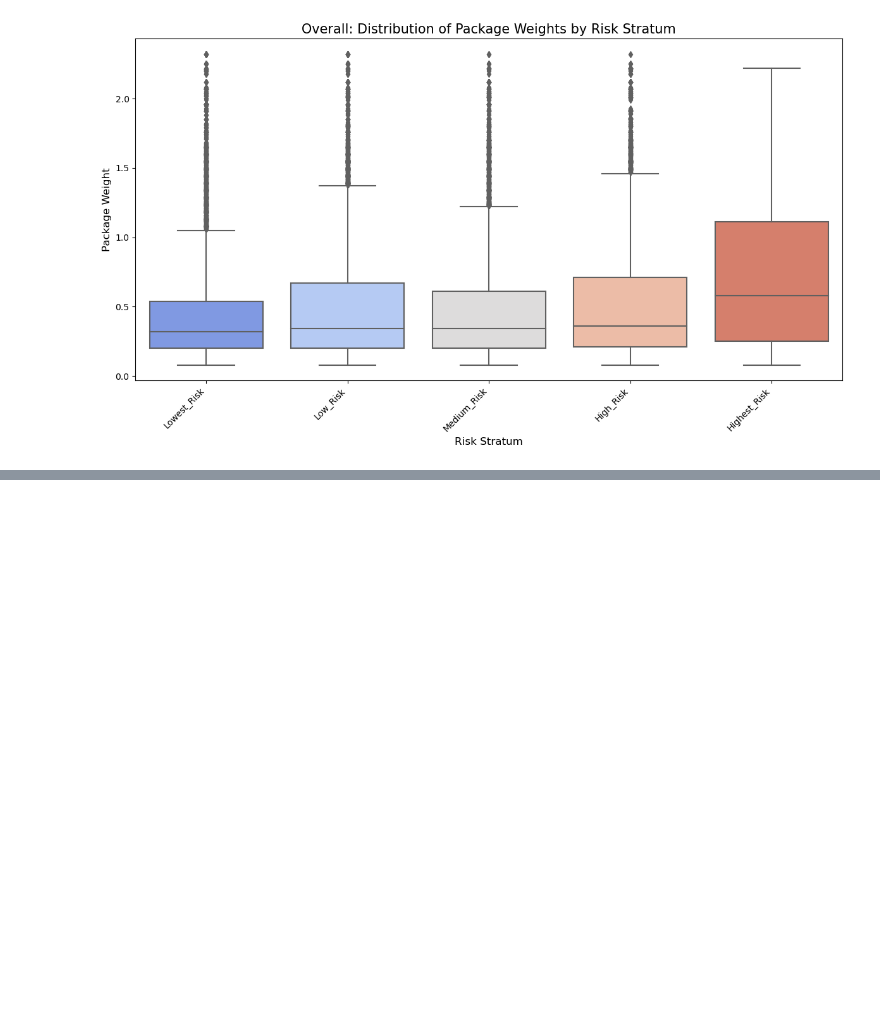
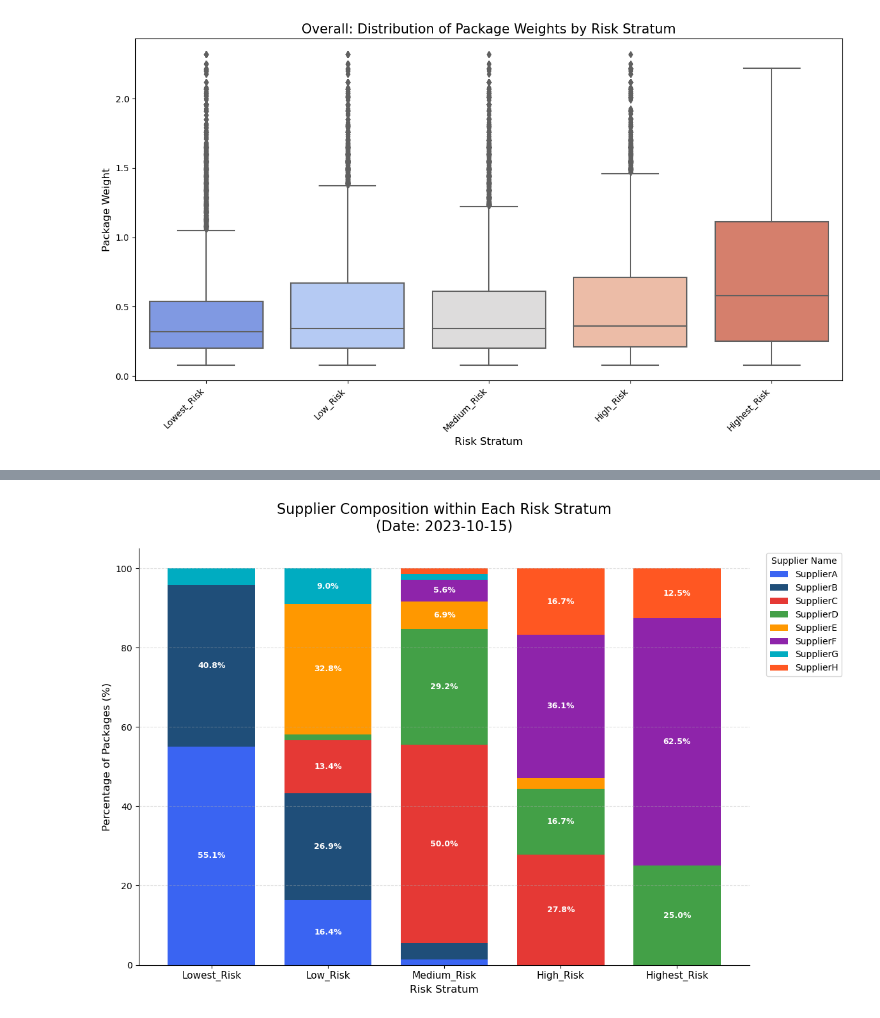
Before and after one commit to uligt/capstone, a Jupyter notebook: EDA/stratification/stratification.ipynb, the cells around one changed output, grey strips where cells are left out. Saved outputs shown, nothing was run; the diff lists cells and outputs as text; code cells hidden in the pictures; blank space fills up the shorter version.

```diff
--- a/EDA/stratification/stratification.ipynb
+++ b/EDA/stratification/stratification.ipynb
@@ -642,0 +734,62 @@ Highest_Risk          0.718202           0.58           4266
+# %%
+try:
+    # Correctly pivot and count the data using 'aggfunc=size', which counts occurrences.
+    # Then normalize to get percentages and ensure correct stratum order.
+    supplier_dist_df = (
+        analysis_df.pivot_table(
+            index=stratum_col_name,
+            columns='SupplierName',
+            aggfunc='size',          # Correctly counts packages per group
+            fill_value=0
+        )
+        .apply(lambda row: 100 * row / row.sum(), axis=1)
+        .reindex(strata_config['labels'])
+        .fillna(0)  # If a filter removes all data for a stratum, prevent NaN errors
+    )
+except (KeyError, ZeroDivisionError):
+    # This handles cases where analysis_df is empty or missing required columns.
+    supplier_dist_df = pd.DataFrame()
+
+
+#  Visualization
+# We check if the resulting DataFrame has any actual data to plot.
+if not supplier_dist_df.empty and supplier_dist_df.sum().sum() > 0:
+    num_suppliers = supplier_dist_df.shape[1]
+
+    # Define colors
+    colors = ['#3a64f2', '#1f4e79', '#e53935', '#43a047', '#ff9800',
+              '#8e24aa', '#00acc1', '#ff5722', '#795548', '#607d8b',
+              '#4caf50', '#2196f3', '#f44336', '#ffeb3b', '#9c27b0']
+    if num_suppliers > len(colors):
+        import matplotlib.cm as cm
+        colors = cm.get_cmap('Set3', num_suppliers).colors
+
+    # Create the plot
+    fig, ax = plt.subplots(figsize=(14, 8))
+    supplier_dist_df.plot(kind='bar', stacked=True, ax=ax, color=colors, width=0.75)
+
+    # Customize titles and labels with the dynamic filter information
+    ax.set_title(f'Supplier Composition within Each Risk Stratum\n({filter_title_part})', fontsize=16, pad=20)
+    ax.set_xlabel('Risk Stratum', fontsize=12)
+    ax.set_ylabel('Percentage of Packages (%)', fontsize=12)
+    ax.tick_params(axis='x', rotation=0, labelsize=11)
+
+    ax.legend(title='Supplier Name', bbox_to_anchor=(1.02, 1), loc='upper left')
+
+    # Add percentage labels for segments > 5%
+    for container in ax.containers:
+        labels = [f'{h:.1f}%' if h > 5 else '' for h in container.datavalues]
+        ax.bar_label(container, labels=labels, label_type='center', fontsize=9, color='white', fontweight='bold')
+
+    # Final styling
+    ax.spines['top'].set_visible(False)
+    ax.spines['right'].set_visible(False)
+    ax.grid(axis='y', linestyle='--', alpha=0.4)
+    plt.tight_layout(rect=[0, 0, 0.85, 1]) # Adjust for legend
+    plt.show()
+
+else:
+    # This message now accurately reflects why there's no plot.
+    print(f"No supplier data to plot for the selected filter ({filter_title_part}).")
+# %% [output]
+[figure, added]
```
Also changed, not shown: parts of 9 cells of this notebook.
